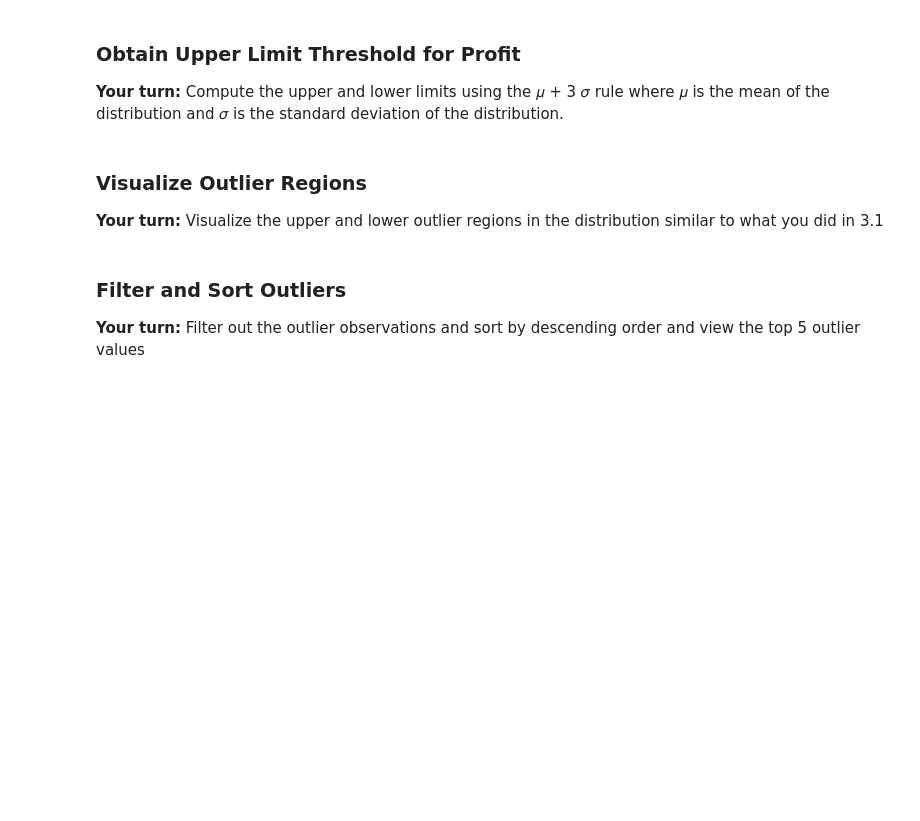
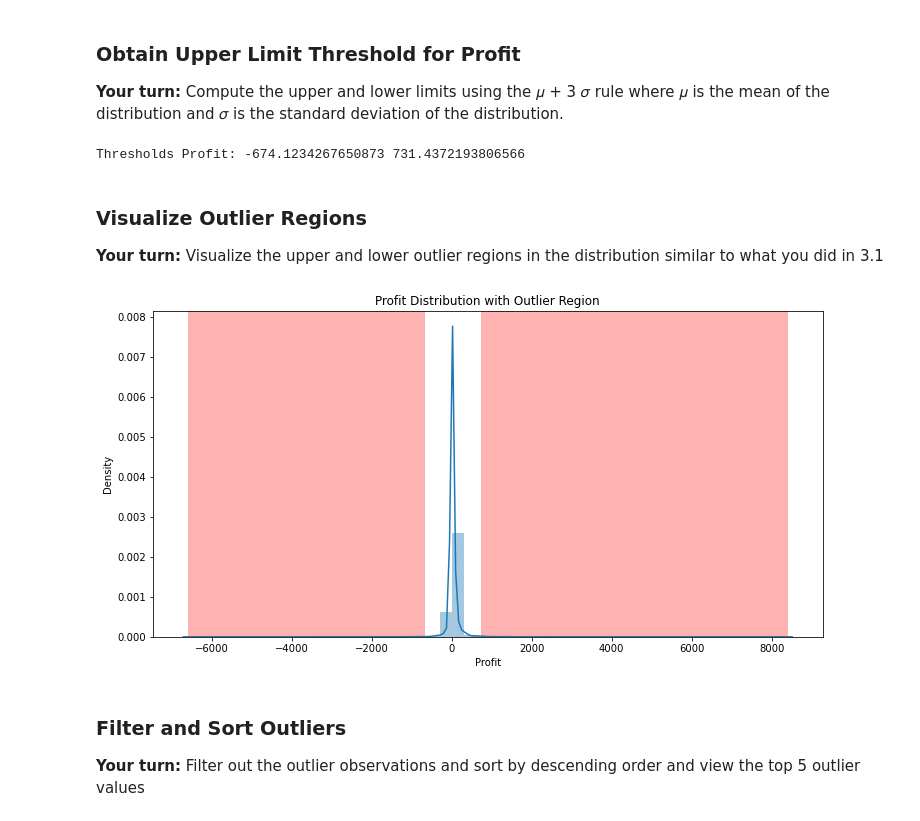
Before and after one commit to MMBazel/Springboard-MLETrack-Student, a Jupyter notebook: mini-projects/Anomaly Detection/Mini_Project_Anomaly_Detection.ipynb, the cells around one changed output. Drawn from its saved outputs; the diff is of its cells as text; code cells hidden in the pictures; blank space fills up the shorter version.

```diff
--- a/mini-projects/Anomaly Detection/Mini_Project_Anomaly_Detection.ipynb
+++ b/mini-projects/Anomaly Detection/Mini_Project_Anomaly_Detection.ipynb
@@ -155,14 +255,17 @@ In this section you will use the learning from Section 3.1 and implement anomaly
 
 __Your turn:__ Compute the upper and lower limits using the  𝜇  + 3 𝜎  rule where  𝜇  is the mean of the distribution and  𝜎  is the standard deviation of the distribution.
 # %%
-mean_profit = #<FILL THIS>
-sigma_profit = #<FILL THIS>
-three_sigma_profit = #<FILL THIS>
+#<FILL THIS>
+mean_profit = df['Profit'].mean() #<FILL THIS>
+sigma_profit = df['Profit'].std() #<FILL THIS>
+three_sigma_profit = 3*sigma_profit #<FILL THIS>
 
-threshold_profit_upper_limit = #<FILL THIS>
-threshold_profit_lower_limit = #<FILL THIS>
+threshold_profit_upper_limit = mean_profit + three_sigma_profit #<FILL THIS>
+threshold_profit_lower_limit = mean_profit - three_sigma_profit #<FILL THIS>
 
 print('Thresholds Profit:', threshold_profit_lower_limit, threshold_profit_upper_limit)
+# %% [output]
+Thresholds Profit: -674.1234267650873 731.4372193806566
 # %% [markdown]
 ### Visualize Outlier Regions
 
@@ -172,3 +273,13 @@ __Your turn:__ Visualize the upper and lower outlier regions in the distribution
+# %%
+#<FILL BLANKS HERE>
+fig, ax = plt.subplots(1, 1, figsize=(12, 6))
+
+sns.distplot(df['Profit'])
+plt.axvspan(threshold_profit_upper_limit, df['Profit'].max(), facecolor='r', alpha=0.3)
+plt.axvspan(threshold_profit_lower_limit, df['Profit'].min(), facecolor='r', alpha=0.3)
+plt.title("Profit Distribution with Outlier Region");
+# %% [output]
+[figure, added]
 # %% [markdown]
 ### Filter and Sort Outliers
 
```
Also changed, not shown: parts of 54 cells of this notebook.
